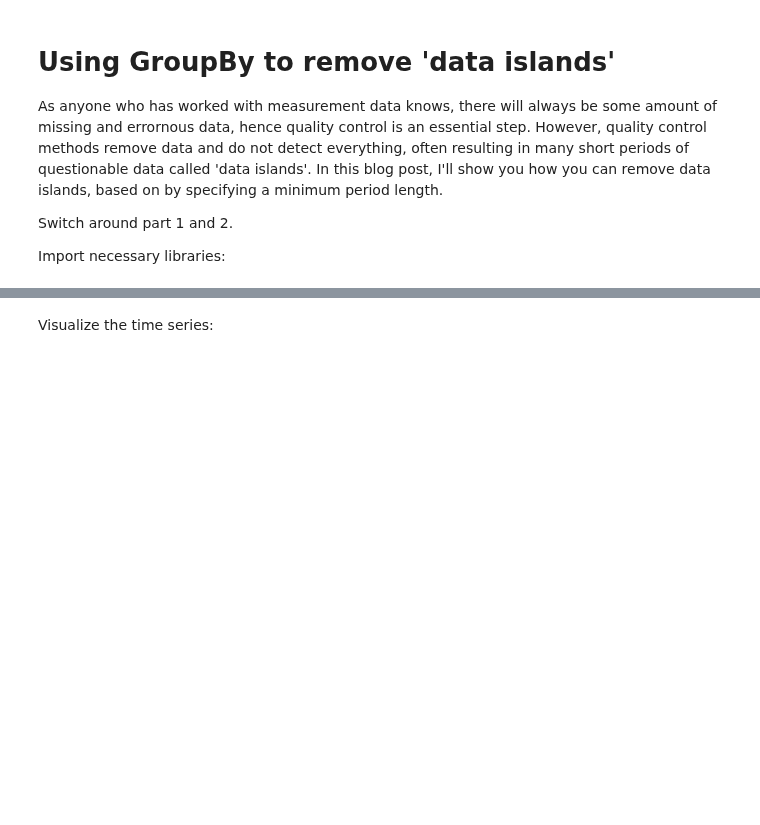
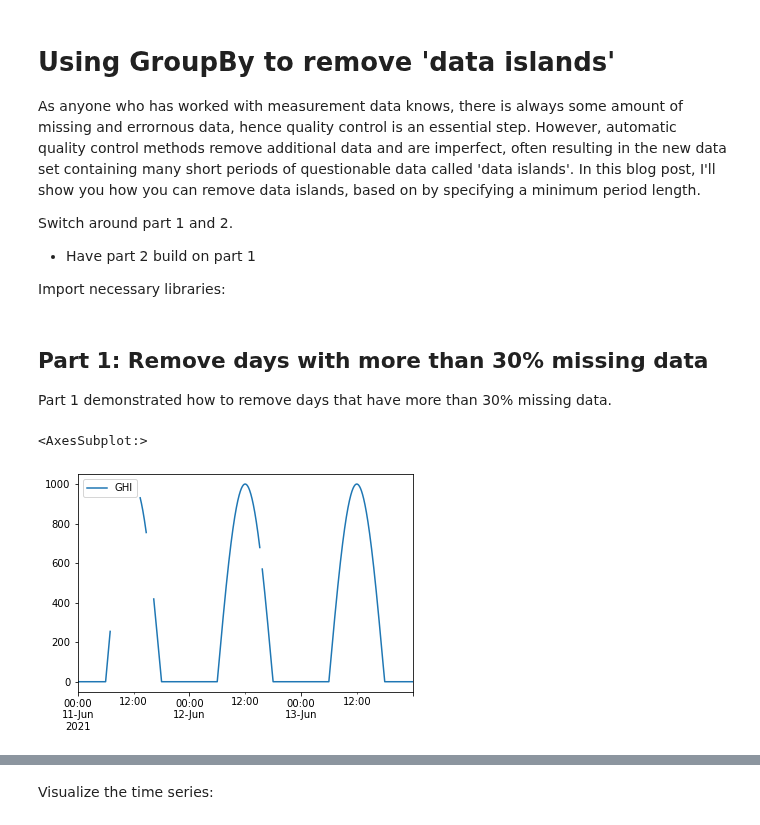
Before and after one commit to AdamRJensen/adamrjensen.github.io, a Jupyter notebook: posts/remove_data_islands.ipynb, the cells around one changed output, grey strips where cells are left out. Saved outputs shown, nothing was run; the diff lists cells and outputs as text; code cells hidden in the pictures; blank space fills up the shorter version.

```diff
--- a/posts/remove_data_islands.ipynb
+++ b/posts/remove_data_islands.ipynb
@@ -1,11 +1,31 @@
 # %% [markdown]
 # Using GroupBy to remove 'data islands'
-As anyone who has worked with measurement data knows, there will always be some amount of missing and errornous data, hence quality control is an essential step. However, quality control methods remove data and do not detect everything, often resulting in many short periods of questionable data called 'data islands'. In this blog post, I'll show you how you can remove data islands, based on by specifying a minimum period length.
+As anyone who has worked with measurement data knows, there is always some amount of missing and errornous data, hence quality control is an essential step. However, automatic quality control methods remove additional data and are imperfect, often resulting in the new data set containing many short periods of questionable data called 'data islands'. In this blog post, I'll show you how you can remove data islands, based on by specifying a minimum period length.
 
 Switch around part 1 and 2.
 
+* Have part 2 build on part 1
+
 Import necessary libraries:
 # %%
 import matplotlib.pyplot as plt
 import pandas as pd
 import numpy as np
+# %% [markdown]
+## Part 1: Remove days with more than 30% missing data
+
+Part 1 demonstrated how to remove days that have more than 30% missing data.
+# %%
+df = pd.DataFrame(index=pd.date_range('2021-06-11', periods=1440*3, freq='1min'))
+df['GHI'] = -1000*np.cos(2*np.pi*(np.arange(1440*3))/1440)
+df['GHI'] = df['GHI'].clip(lower=0)
+
+# Set GHI during specific periods to nan aka. missing
+df.loc['2021-06-11 07:00':'2021-06-11 13:25', 'GHI'] = np.nan
+df.loc['2021-06-11 14:45':'2021-06-11 16:20', 'GHI'] = np.nan
+df.loc['2021-06-12 15:10':'2021-06-12 15:40', 'GHI'] = np.nan
+
+df.plot()
+# %% [output]
+<AxesSubplot:>
+[figure, added]
```
Also changed, not shown: parts of 28 cells of this notebook, 2 other files.
